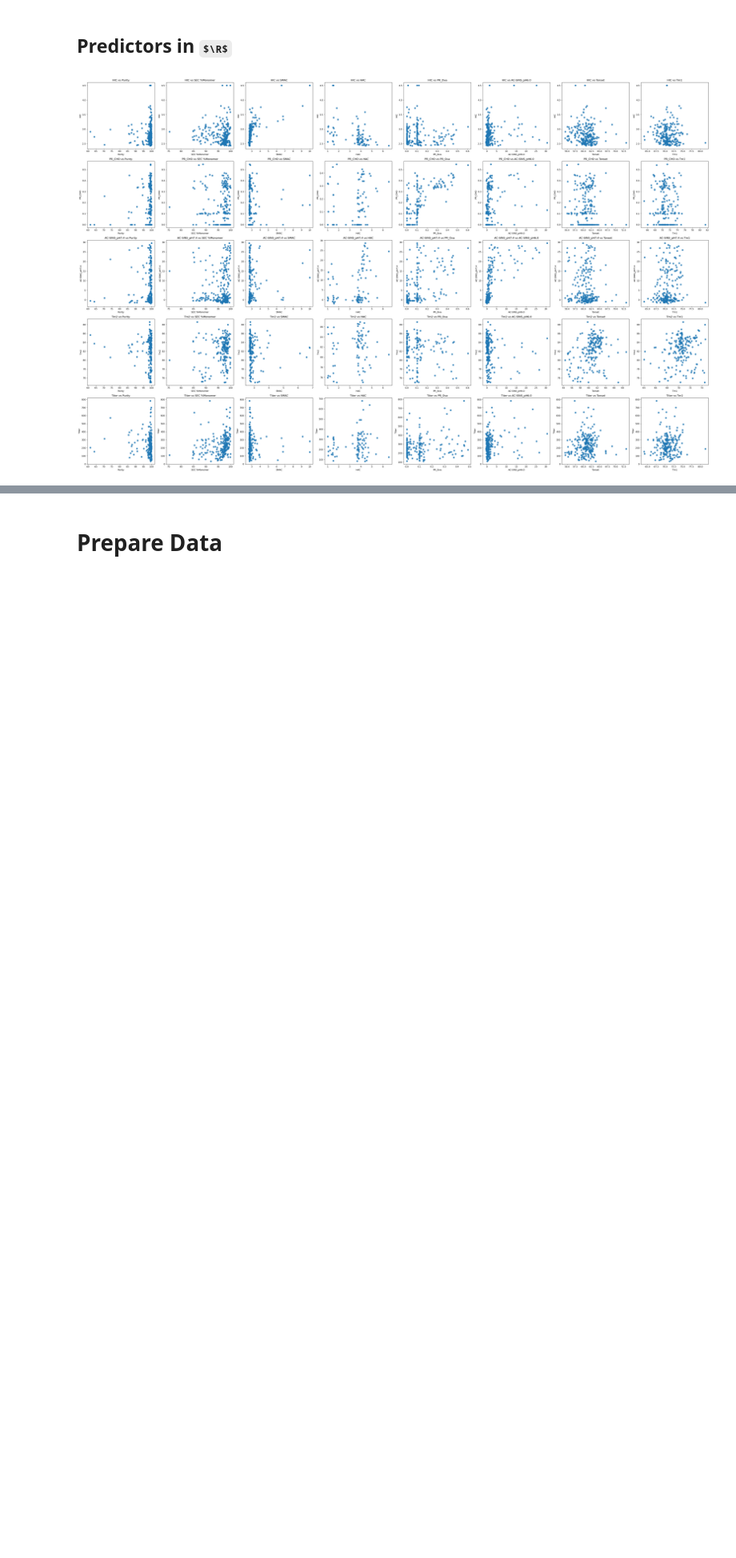
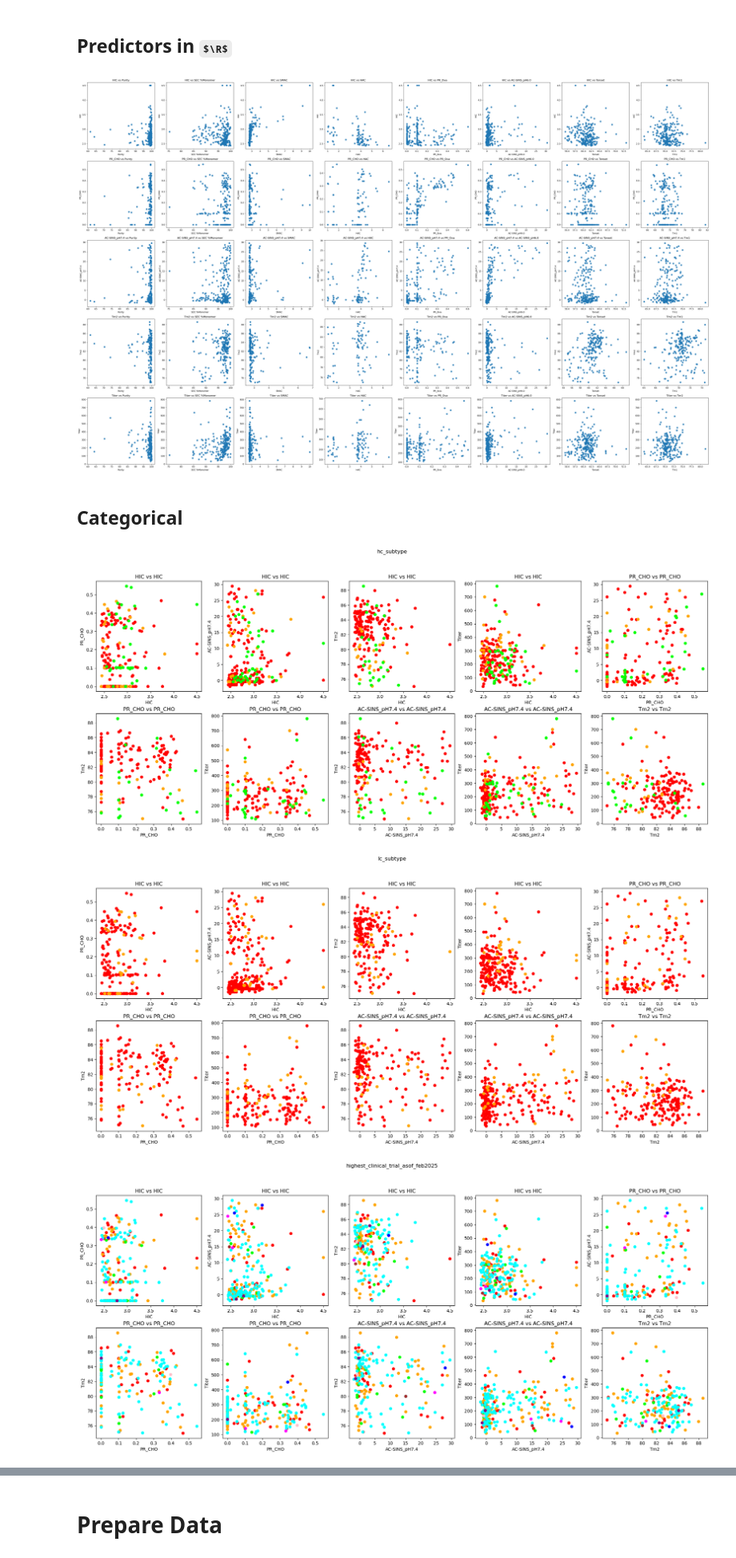
Before and after one commit to alexandrosangeli/antibody-property-prediction, a Jupyter notebook: explore_data.ipynb, the cells around one changed output, grey strips where cells are left out. Shown at 80% size. Saved outputs shown, nothing was run; the diff lists cells and outputs as text; code cells hidden in the pictures; some formulas as TeX source; blank space fills up the shorter version.

Commit message:
Plot categorical data

```diff
--- a/explore_data.ipynb
+++ b/explore_data.ipynb
@@ -79,2 +81,33 @@ plt.show()
 # %% [output]
 [figure]
+# %% [markdown]
+## Categorical
+# %%
+colours = ['red','orange','lime','aqua','blue','purple','magenta','pink','brown']
+combs = list(itertools.combinations(Y.columns, 2)) # total = 10 combinations
+assert len(combs) == 10
+
+
+for categorical_column in categ_cols:
+
+    fig, axes = plt.subplots(2, 5, figsize=(5 * 5, 5 * 2))
+    fig.suptitle(categorical_column)
+
+    for i, (col_a, col_b) in enumerate(combs):
+        row = i // 5
+        col = i % 5
+        ax = axes[row, col]
+
+        unique_categories = df[categorical_column].unique()
+        for j, category in enumerate(unique_categories):
+            ax.scatter(df.loc[df[categorical_column] == category, col_a], df.loc[df[categorical_column] == category, col_b], c=colours[j])
+
+        ax.set_title(f'{col_a} vs {col_a}')
+        ax.set_xlabel(col_a)
+        ax.set_ylabel(col_b)
+
+    plt.show()
+# %% [output]
+[figure, added]
+[figure, added]
+[figure, added]
```
Also changed, not shown: parts of 5 cells of this notebook.
